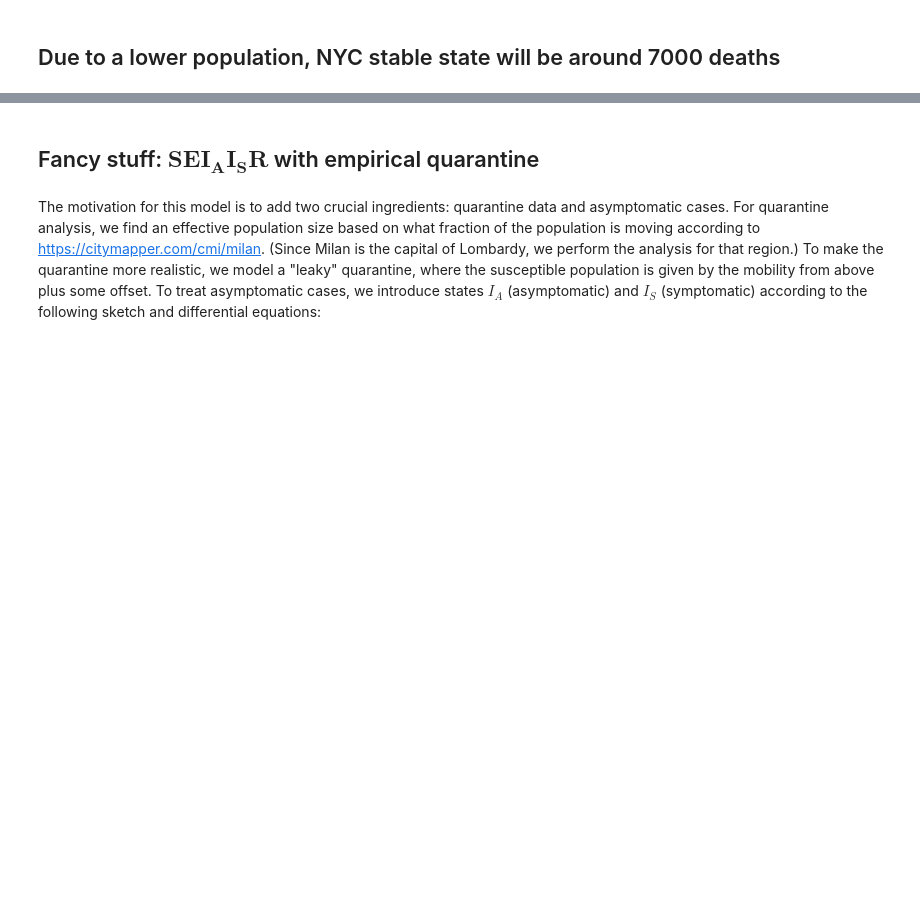
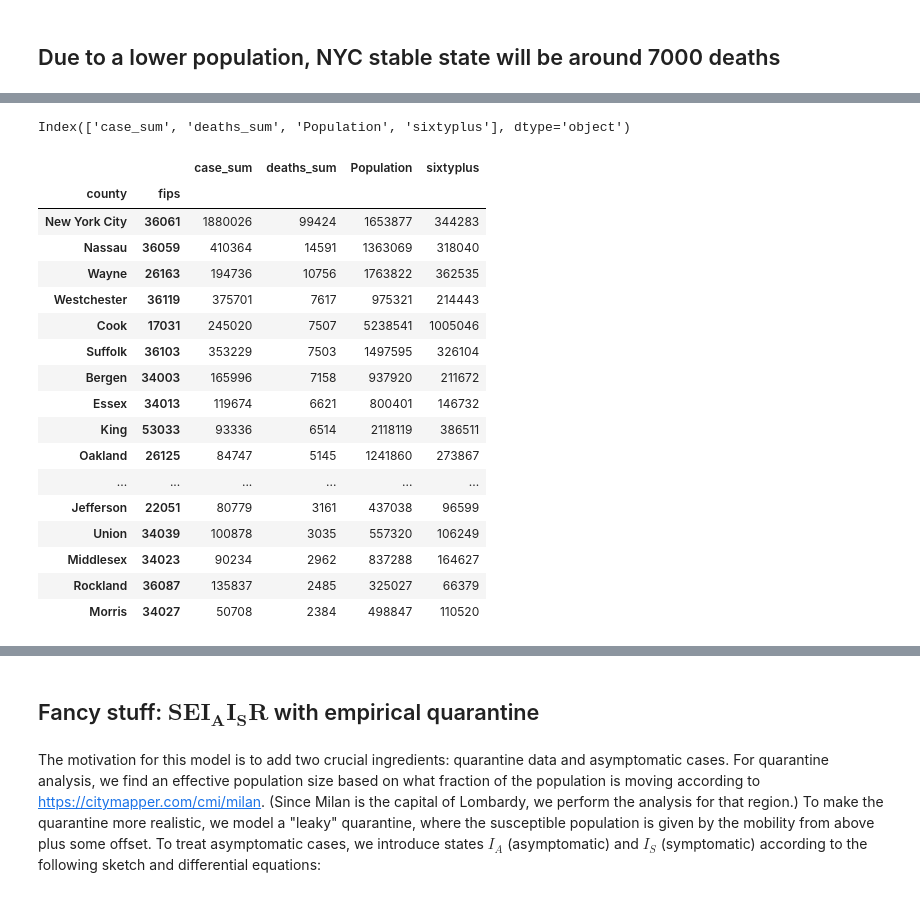
Before and after one commit to danielnee2/SKTW, a Jupyter notebook: exploratory/models_exploreSEIR_YLN.ipynb, the cells around one changed output, grey strips where cells are left out. Saved outputs shown, nothing was run; the diff lists cells and outputs as text; code cells hidden in the pictures; blank space fills up the shorter version.

```diff
--- a/exploratory/models_exploreSEIR_YLN.ipynb
+++ b/exploratory/models_exploreSEIR_YLN.ipynb
@@ -1136,0 +1127,25 @@ d[-5:] # why sussceptable started at full population?
+# %%
+NYT_notna_pop_grouped_df.columns
+# %% [output]
+Index(['case_sum', 'deaths_sum', 'Population', 'sixtyplus'], dtype='object')
+# %%
+NYT_notna_pop_grouped_df.sort_values(by='deaths_sum', ascending=False)[:20]
+# %% [output]
+|  |  | case_sum | deaths_sum | Population | sixtyplus |
+| county | fips |  |  |  |  |
+| New York City | 36061 | 1880026 | 99424 | 1653877 | 344283 |
+| Nassau | 36059 | 410364 | 14591 | 1363069 | 318040 |
+| Wayne | 26163 | 194736 | 10756 | 1763822 | 362535 |
+| Westchester | 36119 | 375701 | 7617 | 975321 | 214443 |
+| Cook | 17031 | 245020 | 7507 | 5238541 | 1005046 |
+| Suffolk | 36103 | 353229 | 7503 | 1497595 | 326104 |
+| Bergen | 34003 | 165996 | 7158 | 937920 | 211672 |
+| Essex | 34013 | 119674 | 6621 | 800401 | 146732 |
+| King | 53033 | 93336 | 6514 | 2118119 | 386511 |
+| Oakland | 26125 | 84747 | 5145 | 1241860 | 273867 |
+| ... | ... | ... | ... | ... | ... |
+| Jefferson | 22051 | 80779 | 3161 | 437038 | 96599 |
+| Union | 34039 | 100878 | 3035 | 557320 | 106249 |
+| Middlesex | 34023 | 90234 | 2962 | 837288 | 164627 |
+| Rockland | 36087 | 135837 | 2485 | 325027 | 66379 |
+| Morris | 34027 | 50708 | 2384 | 498847 | 110520 |
```
Also changed, not shown: parts of 14 cells of this notebook.
